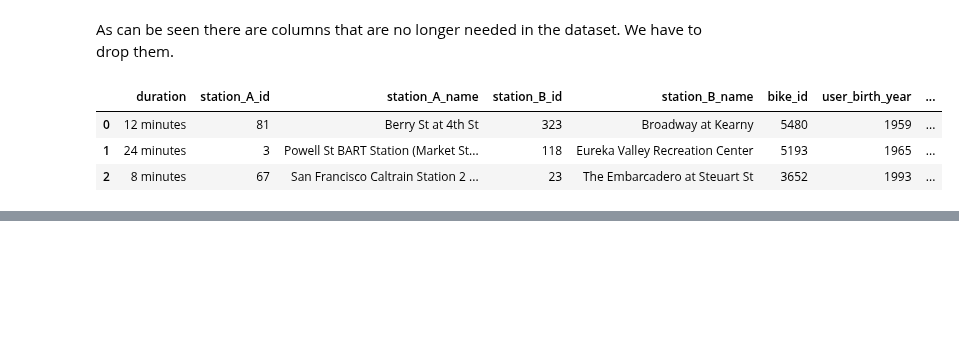
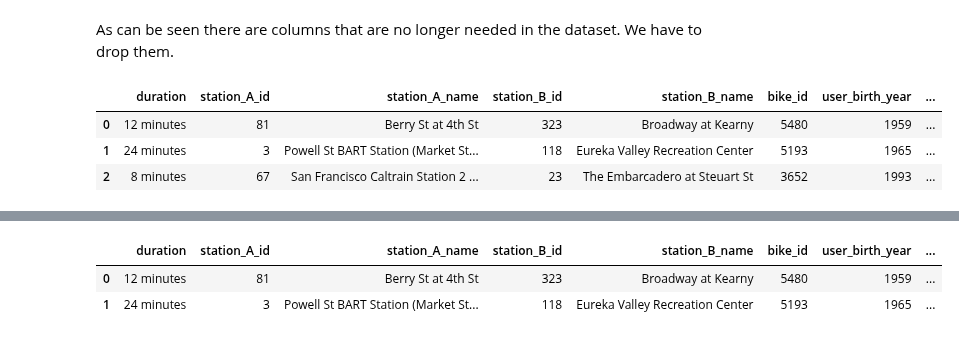
Before and after one commit to joeelorm/Projects, a Jupyter notebook: Data Cleaning/Data Cleaning.ipynb, the cells around one changed output, grey strips where cells are left out. Cells and saved outputs as stored; diff of their text form; code cells hidden in the pictures; blank space fills up the shorter version.

```diff
--- a/Data Cleaning/Data Cleaning.ipynb
+++ b/Data Cleaning/Data Cleaning.ipynb
@@ -272,0 +298,6 @@ The client asked for analysis to be done only on 78 users
+# %%
+ride_sharing_sub.head(2)
+# %% [output]
+|  | duration | station_A_id | station_A_name | station_B_id | station_B_name | bike_id | user_birth_year | ... |
+| 0 | 12 minutes | 81 | Berry St at 4th St | 323 | Broadway at Kearny | 5480 | 1959 | ... |
+| 1 | 24 minutes | 3 | Powell St BART Station (Market St... | 118 | Eureka Valley Recreation Center | 5193 | 1965 | ... |
```
Also changed, not shown: parts of 12 cells of this notebook.
